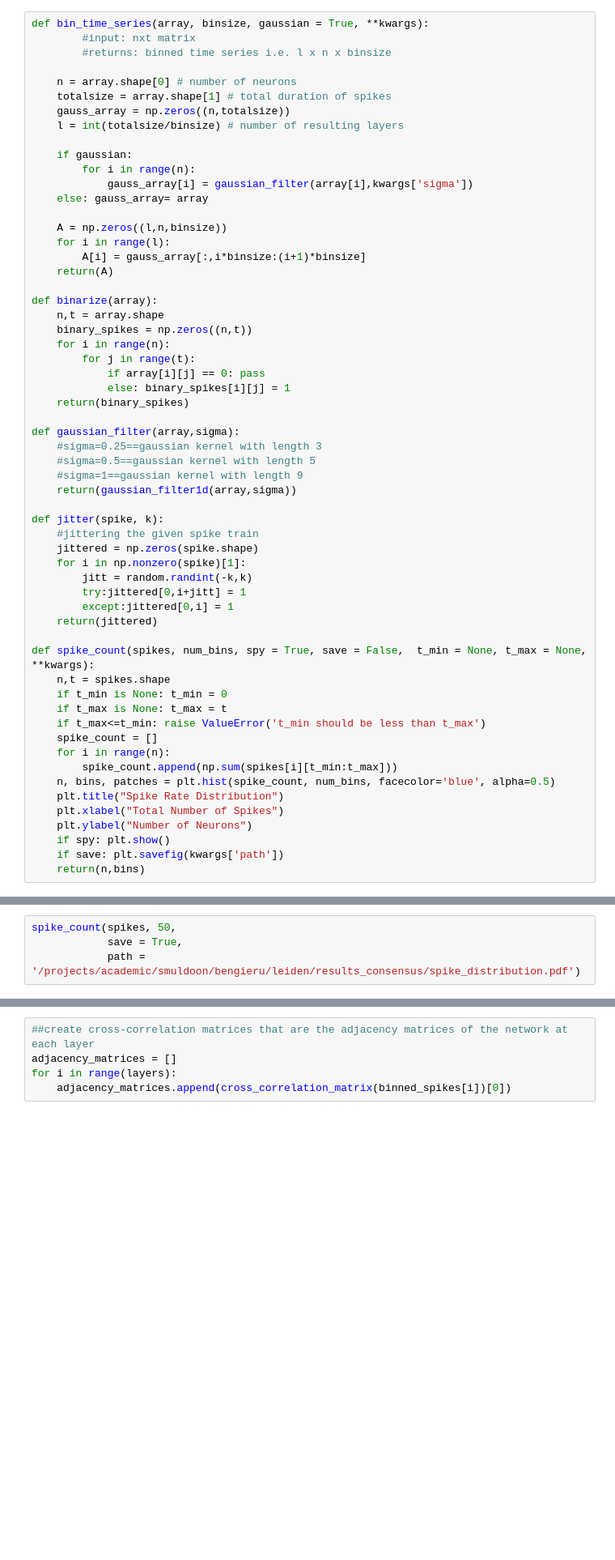
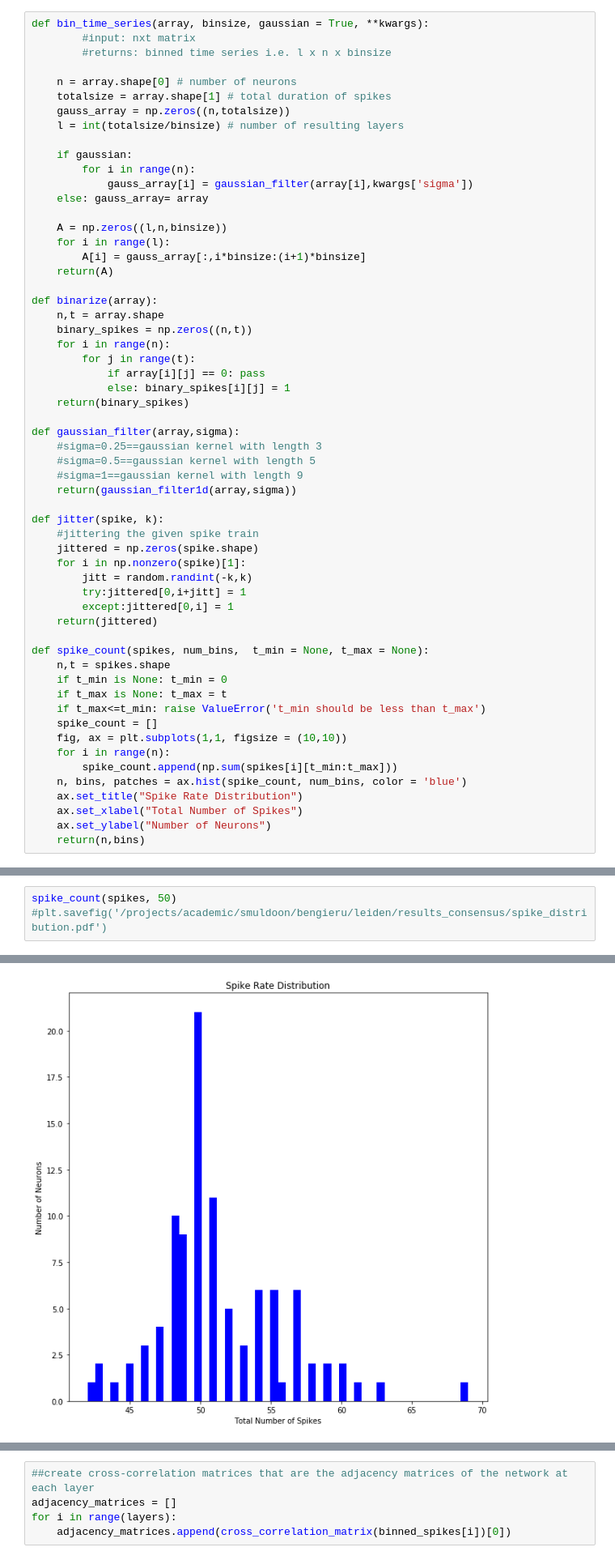
Before and after one commit to ulgenklc/temporal_network_analysis, a Jupyter notebook: CCR/Leiden_consensus_update.ipynb, the cells around one changed output, grey strips where cells are left out. Shown at 81% size. Saved outputs shown, nothing was run; the diff lists cells and outputs as text; blank space fills up the shorter version.

```diff
--- a/CCR/Leiden_consensus_update.ipynb
+++ b/CCR/Leiden_consensus_update.ipynb
@@ -621,20 +621,19 @@ def jitter(spike, k):
         except:jittered[0,i] = 1
     return(jittered)
 
-def spike_count(spikes, num_bins, spy = True, save = False,  t_min = None, t_max = None, **kwargs):
+def spike_count(spikes, num_bins,  t_min = None, t_max = None):
     n,t = spikes.shape
     if t_min is None: t_min = 0
     if t_max is None: t_max = t
     if t_max<=t_min: raise ValueError('t_min should be less than t_max')
     spike_count = []
+    fig, ax = plt.subplots(1,1, figsize = (10,10))
     for i in range(n):
         spike_count.append(np.sum(spikes[i][t_min:t_max]))
-    n, bins, patches = plt.hist(spike_count, num_bins, facecolor='blue', alpha=0.5)
-    plt.title("Spike Rate Distribution")
-    plt.xlabel("Total Number of Spikes")
-    plt.ylabel("Number of Neurons")
-    if spy: plt.show()
-    if save: plt.savefig(kwargs['path'])
+    n, bins, patches = ax.hist(spike_count, num_bins, color = 'blue')
+    ax.set_title("Spike Rate Distribution")
+    ax.set_xlabel("Total Number of Spikes")
+    ax.set_ylabel("Number of Neurons")
     return(n,bins)
 # %%
 num_comms = 1 # number ofcommunities to expand
@@ -691,4 +692,4 @@ plt.savefig('/projects/academic/smuldoon/bengieru/leiden/results_consensus/spike
 # %%
-spike_count(spikes, 50,
-            save = True,
-            path = '/projects/academic/smuldoon/bengieru/leiden/results_consensus/spike_distribution.pdf')
+spike_count(spikes, 50)
+#plt.savefig('/projects/academic/smuldoon/bengieru/leiden/results_consensus/spike_distribution.pdf')
+# %% [output]
@@ -695,3 +706,4 @@ spike_count(spikes, 50,
+[figure, added]
 # %%
 binned_spikes = bin_time_series(spikes, window_size, gaussian = True, sigma = standard_dev)
 fig,ax = plt.subplots(layers,1,figsize=(15,50))
```
Also changed, not shown: parts of 3 cells of this notebook, 2 other files.
